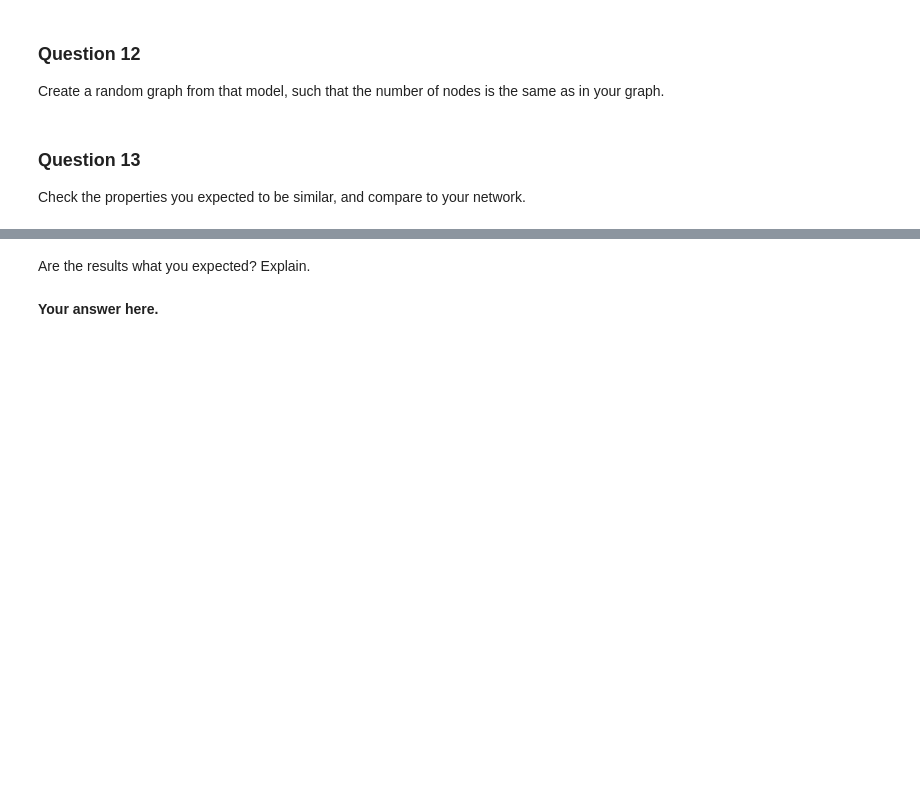
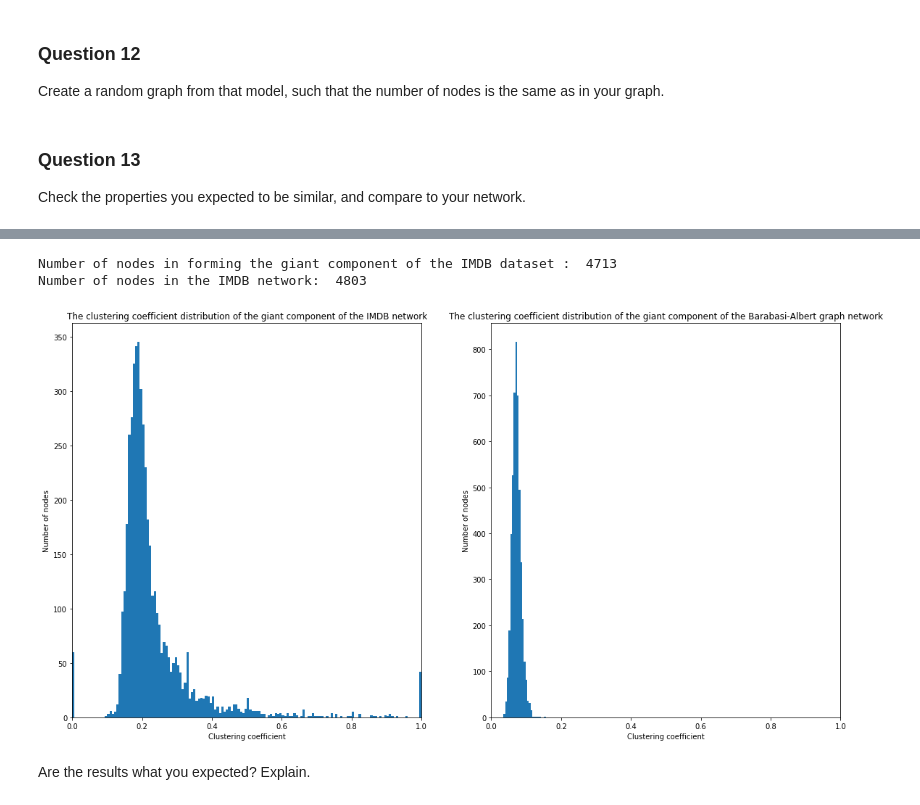
Before and after one commit to illorens/NTDS, a Jupyter notebook: 2_network_models.ipynb, the cells around one changed output, grey strips where cells are left out. Cells and saved outputs as stored; diff of their text form; code cells hidden in the pictures; blank space fills up the shorter version.

```diff
--- a/2_network_models.ipynb
+++ b/2_network_models.ipynb
@@ -424,4 +503,31 @@ Check the properties you expected to be similar, and compare to your network.
+# %%
+print('Number of nodes in forming the giant component of the IMDB dataset : ', len(giant_cmp_gr))
+print('Number of nodes in the IMDB network: ', len(adj_gr))
+# %% [output]
+Number of nodes in forming the giant component of the IMDB dataset :  4713
+Number of nodes in the IMDB network:  4803
+# %%
+# Computes all the local clustering coefficients for both the IMDB and the Barabasi-Albert graph
+cc_dist = nx.clustering(giant_cmp_gr)
+cc_dist_ba = nx.clustering(giant_cmp_ba_gr)
+# %%
+plt.figure(figsize=(19,10))
+plt.subplot(121)
+plt.hist(cc_dist.values(), bins=150);
+plt.title("The clustering coefficient distribution of the giant component of the IMDB network")
+plt.xlabel('Clustering coefficient')
+plt.ylabel('Number of nodes')
+plt.xlim(0,1)
+
+plt.subplot(122)
+plt.hist(cc_dist_ba.values(), bins=25);
+plt.title("The clustering coefficient distribution of the giant component of the Barabasi-Albert graph network")
+plt.xlabel('Clustering coefficient')
+plt.ylabel('Number of nodes')
+plt.xlim(0,1)
+
+plt.show()
+# %% [output]
+[figure, added]
 # %% [markdown]
 Are the results what you expected? Explain.
-# %% [markdown]
-**Your answer here.**
```
Also changed, not shown: parts of 25 cells of this notebook.
